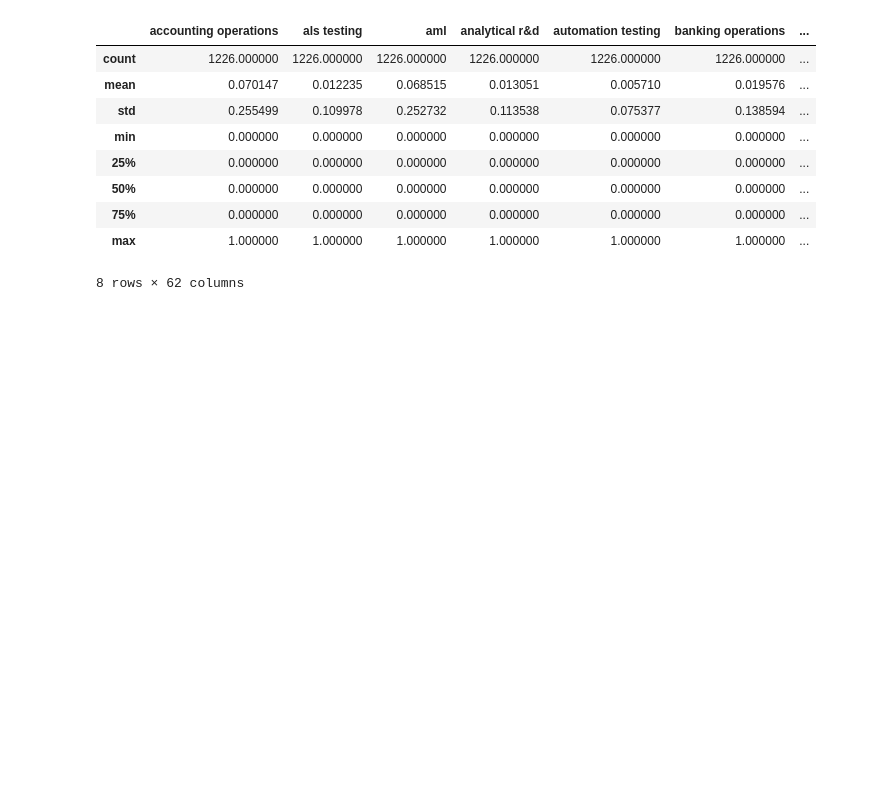
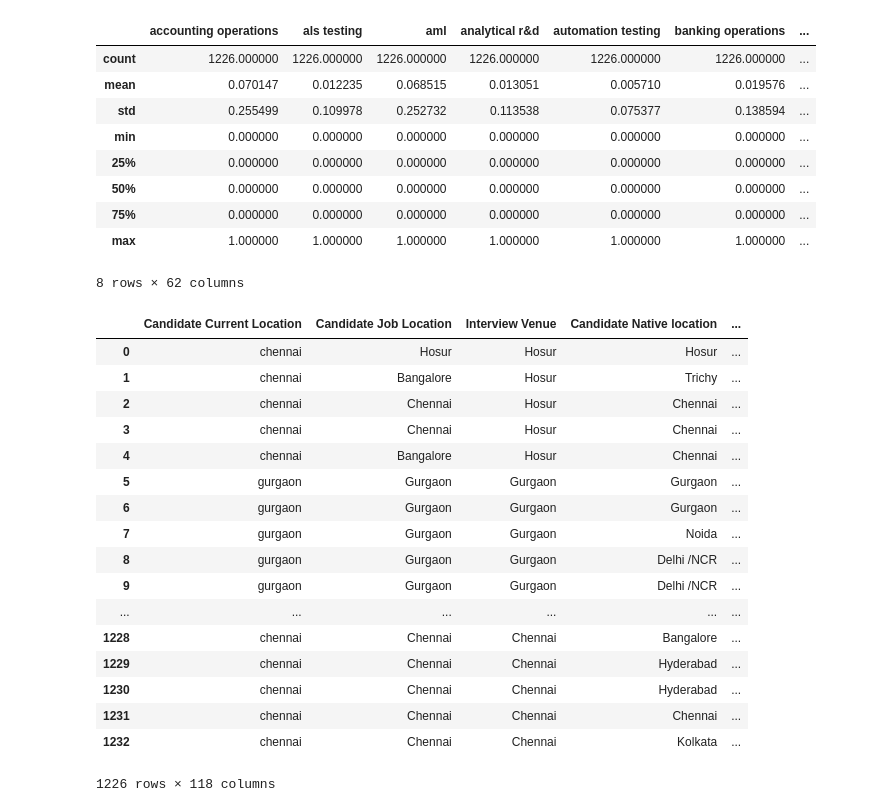
Before and after one commit to atognola/G8_DS_DH, a Jupyter notebook: Desafío 3.ipynb, the cells around one changed output. Drawn from its saved outputs; the diff is of its cells as text; code cells hidden in the pictures; blank space fills up the shorter version.

Commit message:
Agregando más dummies mediante onehotencoding

```diff
--- a/Desafío 3.ipynb
+++ b/Desafío 3.ipynb
@@ -290,0 +302,37 @@ onehot_skills.describe()
+# %%
+onehot_gender = pd.get_dummies(df["Gender"])
+df.drop(["Gender"], axis=1, inplace=True)
+df = pd.concat([df, onehot_gender], axis=1, sort=False)
+# %%
+onehot_position = pd.get_dummies(df["Position to be closed"],prefix="pos")
+df.drop(["Position to be closed"], axis=1, inplace=True)
+df = pd.concat([df, onehot_position], axis=1, sort=False)
+# %%
+onehot_location = pd.get_dummies(df["Location"],prefix="loc")
+df.drop(["Location"], axis=1, inplace=True)
+df = pd.concat([df, onehot_location], axis=1, sort=False)
+# %%
+onehot_interview_type = pd.get_dummies(df["Interview Type"],prefix="typ")
+df.drop(["Interview Type"], axis=1, inplace=True)
+df = pd.concat([df, onehot_interview_type], axis=1, sort=False)
+# %%
+df
+# %% [output]
+|  | Candidate Current Location | Candidate Job Location | Interview Venue | Candidate Native location | ... |
+| 0 | chennai | Hosur | Hosur | Hosur | ... |
+| 1 | chennai | Bangalore | Hosur | Trichy | ... |
+| 2 | chennai | Chennai | Hosur | Chennai | ... |
+| 3 | chennai | Chennai | Hosur | Chennai | ... |
+| 4 | chennai | Bangalore | Hosur | Chennai | ... |
+| 5 | gurgaon | Gurgaon | Gurgaon | Gurgaon | ... |
+| 6 | gurgaon | Gurgaon | Gurgaon | Gurgaon | ... |
+| 7 | gurgaon | Gurgaon | Gurgaon | Noida | ... |
+| 8 | gurgaon | Gurgaon | Gurgaon | Delhi /NCR | ... |
+| 9 | gurgaon | Gurgaon | Gurgaon | Delhi /NCR | ... |
+| ... | ... | ... | ... | ... | ... |
+| 1228 | chennai | Chennai | Chennai | Bangalore | ... |
+| 1229 | chennai | Chennai | Chennai | Hyderabad | ... |
+| 1230 | chennai | Chennai | Chennai | Hyderabad | ... |
+| 1231 | chennai | Chennai | Chennai | Chennai | ... |
+| 1232 | chennai | Chennai | Chennai | Kolkata | ... |
+1226 rows × 118 columns
```
Also changed, not shown: parts of 6 cells of this notebook.
